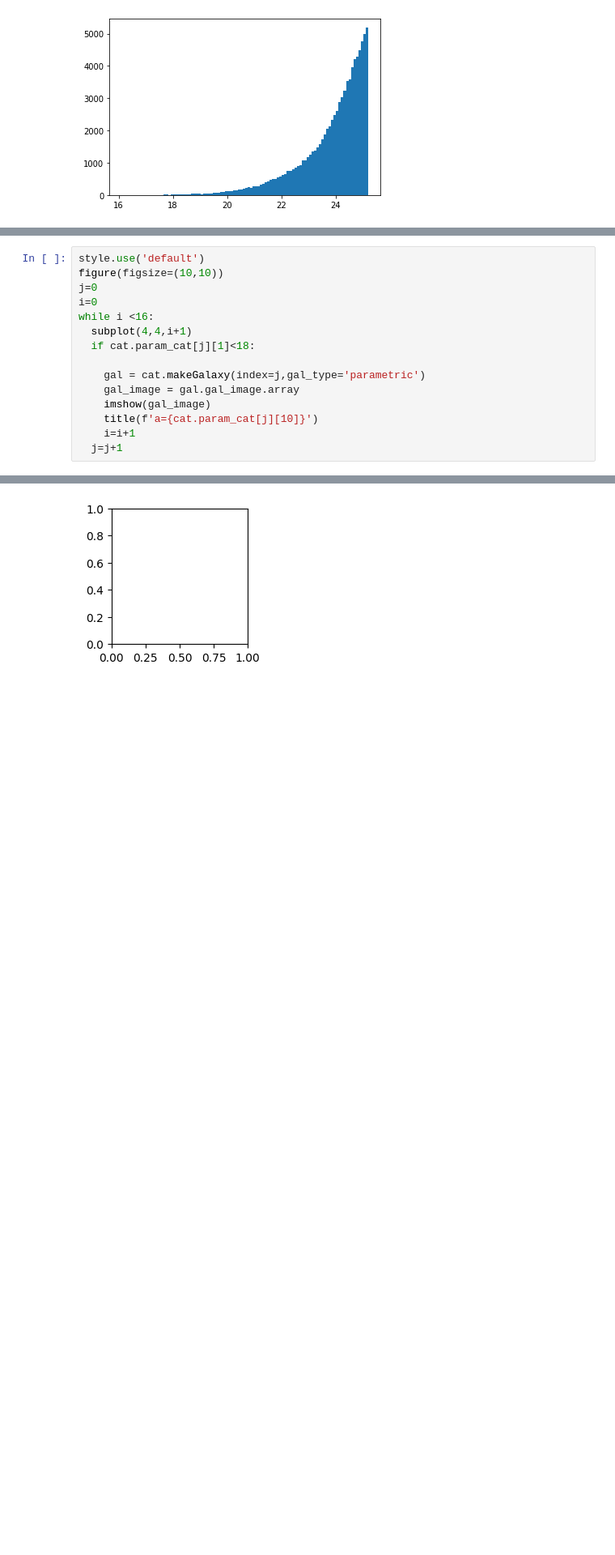
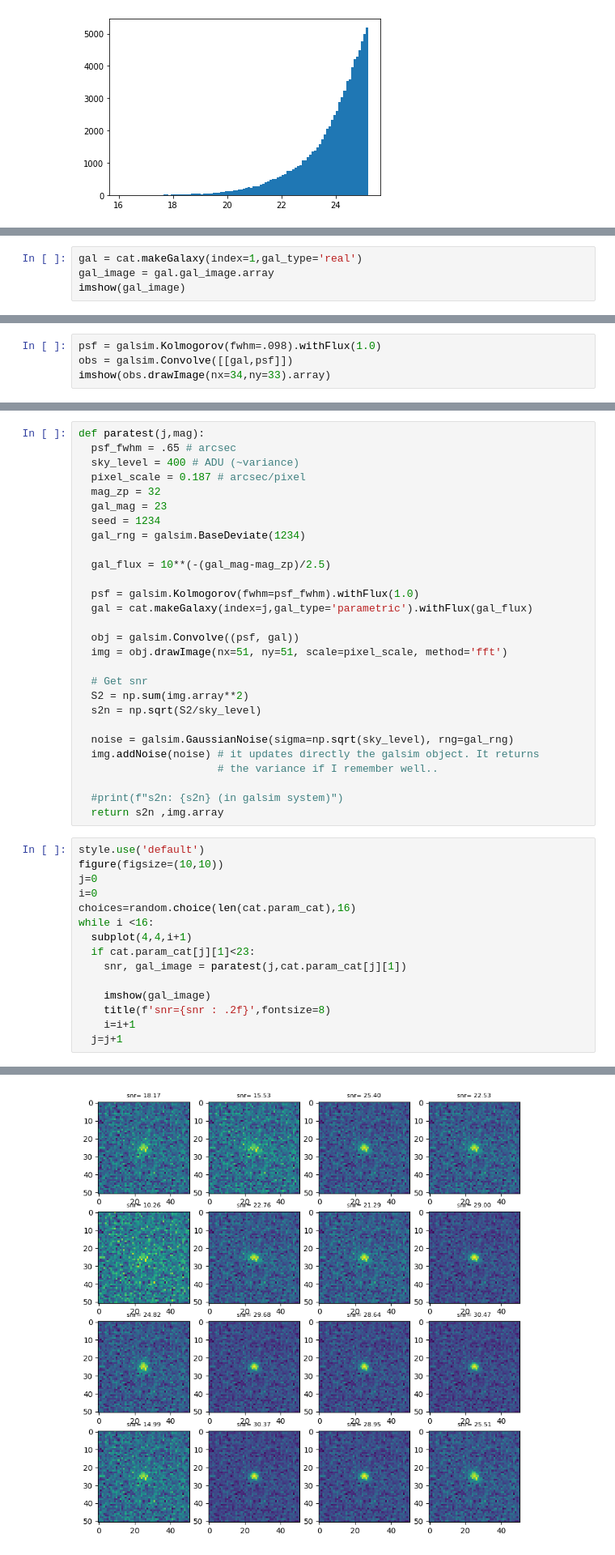
Before and after one commit to CosmoStat/autometacal, a Jupyter notebook: notebooks/Datasets-New_Galaxies.ipynb, the cells around one changed output, grey strips where cells are left out. Shown: that part at 81% size. Saved outputs shown, nothing was run; the diff lists cells and outputs as text; blank space fills up the shorter version.

```diff
--- a/notebooks/Datasets-New_Galaxies.ipynb
+++ b/notebooks/Datasets-New_Galaxies.ipynb
@@ -69,0 +63,4 @@ while i <16:
+# %%
+gal = cat.makeGalaxy(index=1,gal_type='real')
+gal_image = gal.gal_image.array
+imshow(gal_image)
@@ -69,0 +70,4 @@ while i <16:
+# %%
+psf = galsim.Kolmogorov(fwhm=.098).withFlux(1.0)
+obs = galsim.Convolve([[gal,psf]])
+imshow(obs.drawImage(nx=34,ny=33).array)
@@ -70,16 +77,44 @@ while i <16:
+# %%
+def paratest(j,mag):
+  psf_fwhm = .65 # arcsec
+  sky_level = 400 # ADU (~variance)
+  pixel_scale = 0.187 # arcsec/pixel
+  mag_zp = 32
+  gal_mag = 23
+  seed = 1234
+  gal_rng = galsim.BaseDeviate(1234)
+
+  gal_flux = 10**(-(gal_mag-mag_zp)/2.5)
+
+  psf = galsim.Kolmogorov(fwhm=psf_fwhm).withFlux(1.0)
+  gal = cat.makeGalaxy(index=j,gal_type='parametric').withFlux(gal_flux)
+
+  obj = galsim.Convolve((psf, gal))
+  img = obj.drawImage(nx=51, ny=51, scale=pixel_scale, method='fft')
+
+  # Get snr
+  S2 = np.sum(img.array**2)
+  s2n = np.sqrt(S2/sky_level)
+
+  noise = galsim.GaussianNoise(sigma=np.sqrt(sky_level), rng=gal_rng)
+  img.addNoise(noise) # it updates directly the galsim object. It returns
+                      # the variance if I remember well..
+
+  #print(f"s2n: {s2n} (in galsim system)")
+  return s2n ,img.array
 # %%
 style.use('default')
 figure(figsize=(10,10))
 j=0
 i=0
+choices=random.choice(len(cat.param_cat),16)
 while i <16:
   subplot(4,4,i+1)
-  if cat.param_cat[j][1]<18:
+  if cat.param_cat[j][1]<23:
+    snr, gal_image = paratest(j,cat.param_cat[j][1])
 
-    gal = cat.makeGalaxy(index=j,gal_type='parametric')
-    gal_image = gal.gal_image.array
     imshow(gal_image)
-    title(f'a={cat.param_cat[j][10]}')
+    title(f'snr={snr : .2f}',fontsize=8)
     i=i+1
   j=j+1
 # %% [output]
@@ -87 +121 @@ AttributeError: 'Transformation' object has no attribute 'gal_image'
-[figure, old version]
+[figure, new version]
```
Also changed, not shown: parts of 15 cells of this notebook.
